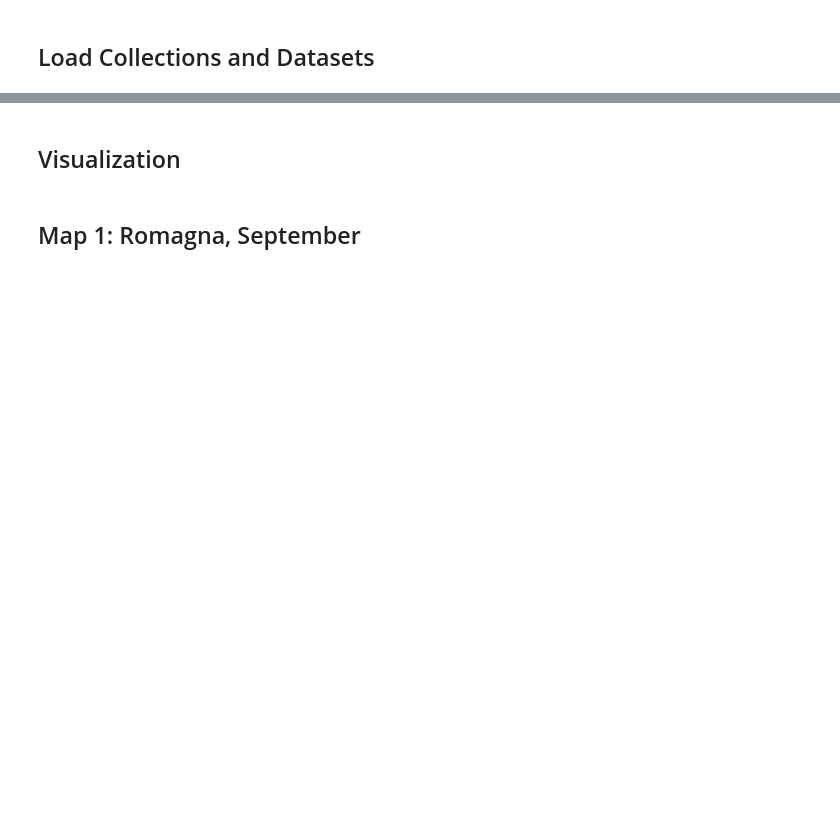
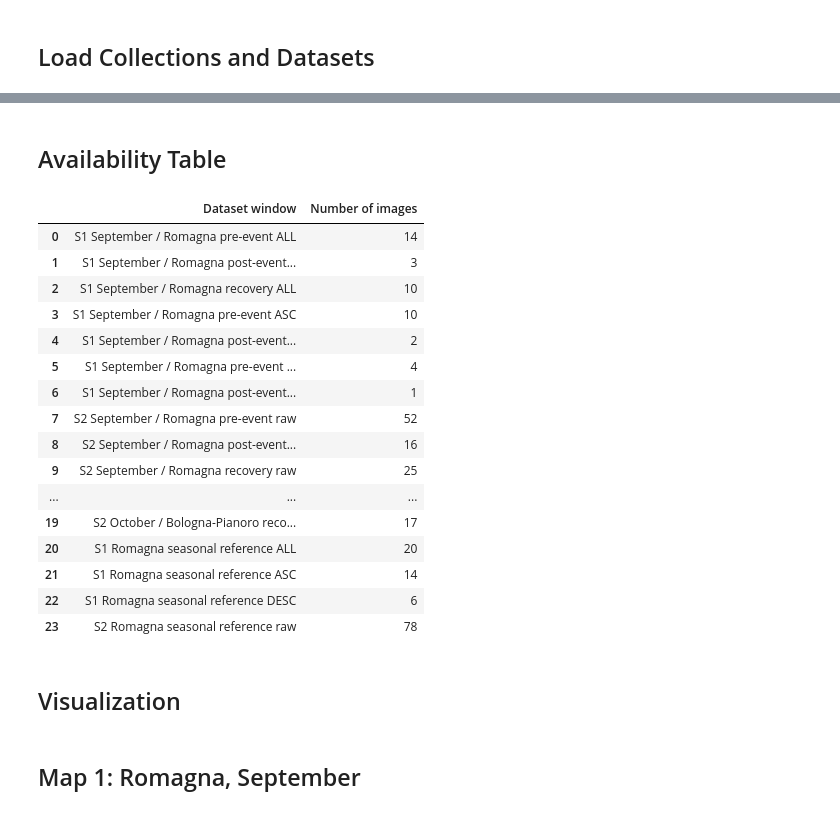
Before and after one commit to DaniPet02/floods-SAR, a Jupyter notebook: dataset_setup.ipynb, the cells around one changed output, grey strips where cells are left out. Drawn from its saved outputs; the diff is of its cells as text; code cells hidden in the pictures; blank space fills up the shorter version.

Commit message:
improved dataset and setup

```diff
--- a/main.ipynb
+++ b/dataset_setup.ipynb
@@ -197,2 +160,71 @@ df_availability.to_csv(
+# %%
+# Load permanent water, land cover, DEM, slope, and river datasets.
+
+auxiliary = us.load_auxiliary_datasets(aoi_emilia_romagna)
+
+water_occurrence = auxiliary["water_occurrence"]
+permanent_water = auxiliary["permanent_water"]
+worldcover = auxiliary["worldcover"]
+worldcover_remap = auxiliary["worldcover_remap"]
+dem = auxiliary["dem"]
+slope = auxiliary["slope"]
+rivers_image = auxiliary["rivers_image"]
+
+vis = us.get_vis_params()
+# %% [markdown]
+## Availability Table
+# %%
+# Create and save the dataset availability table.
+
+collections = {}
+
+for event_key, event in events.items():
+    label = event["name"]
+
+    collections.update({
+        f"S1 {label} pre-event ALL": s1[event_key]["pre"],
+        f"S1 {label} post-event ALL": s1[event_key]["post"],
+        f"S1 {label} recovery ALL": s1[event_key]["recovery"],
+        f"S1 {label} pre-event ASC": s1_orbits[event_key]["pre_ASC"],
+        f"S1 {label} post-event ASC": s1_orbits[event_key]["post_ASC"],
+        f"S1 {label} pre-event DESC": s1_orbits[event_key]["pre_DESC"],
+        f"S1 {label} post-event DESC": s1_orbits[event_key]["post_DESC"],
+        f"S2 {label} pre-event raw": s2[event_key]["pre"],
+        f"S2 {label} post-event raw": s2[event_key]["post"],
+        f"S2 {label} recovery raw": s2[event_key]["recovery"],
+    })
+
+if INCLUDE_SEASONAL_REFERENCE:
+    collections.update({
+        "S1 Romagna seasonal reference ALL": s1_seasonal_ref["ALL"],
+        "S1 Romagna seasonal reference ASC": s1_seasonal_ref["ASC"],
+        "S1 Romagna seasonal reference DESC": s1_seasonal_ref["DESC"],
+        "S2 Romagna seasonal reference raw": s2_seasonal_ref_romagna,
+    })
+
+df_availability = us.collection_sizes(
+    collections,
+    output_path="outputs/tables/00_dataset_availability.csv"
+)
+
+display(df_availability)
+# %% [output]
+|  | Dataset window | Number of images |
+| 0 | S1 September / Romagna pre-event ALL | 14 |
+| 1 | S1 September / Romagna post-event... | 3 |
+| 2 | S1 September / Romagna recovery ALL | 10 |
+| 3 | S1 September / Romagna pre-event ASC | 10 |
+| 4 | S1 September / Romagna post-event... | 2 |
+| 5 | S1 September / Romagna pre-event ... | 4 |
+| 6 | S1 September / Romagna post-event... | 1 |
+| 7 | S2 September / Romagna pre-event raw | 52 |
+| 8 | S2 September / Romagna post-event... | 16 |
+| 9 | S2 September / Romagna recovery raw | 25 |
+| ... | ... | ... |
+| 19 | S2 October / Bologna-Pianoro reco... | 17 |
+| 20 | S1 Romagna seasonal reference ALL | 20 |
+| 21 | S1 Romagna seasonal reference ASC | 14 |
+| 22 | S1 Romagna seasonal reference DESC | 6 |
+| 23 | S2 Romagna seasonal reference raw | 78 |
 # %% [markdown]
 ## Visualization
```
Also changed, not shown: parts of 27 cells of this notebook, 1 other file.
